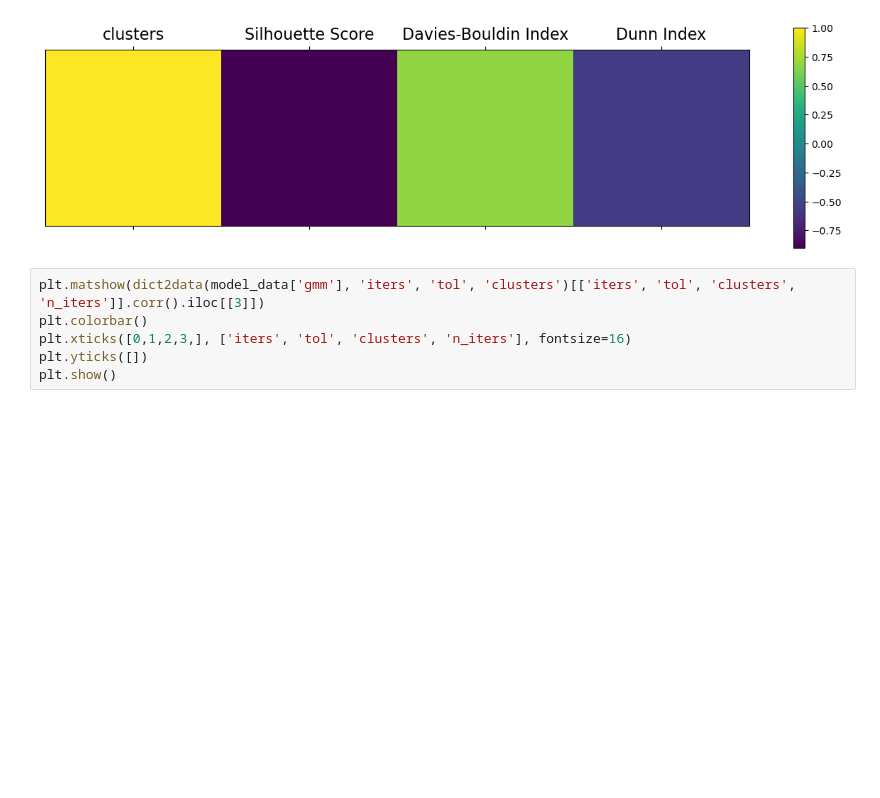
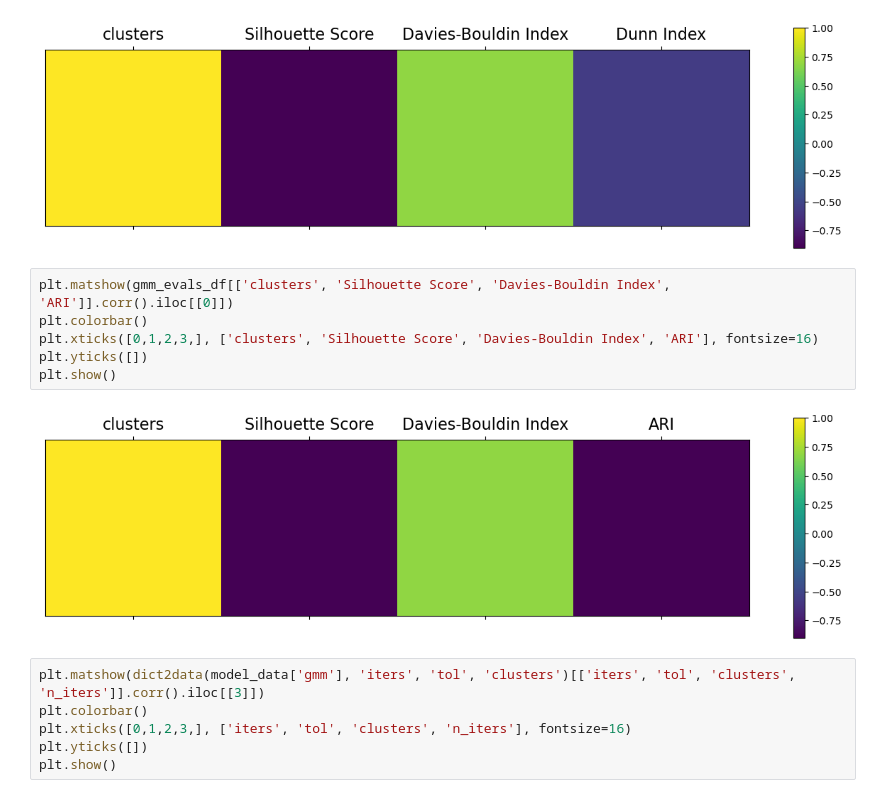
Before and after one commit to msarmad17/CS-7641_A3, a Jupyter notebook: Cancer.ipynb, the cells around one changed output. Drawn from its saved outputs; the diff is of its cells as text; blank space fills up the shorter version.

```diff
--- a/Cancer.ipynb
+++ b/Cancer.ipynb
@@ -425,6 +454,14 @@ plt.yticks([])
 plt.show()
 # %% [output]
 [figure]
+# %%
+plt.matshow(gmm_evals_df[['clusters', 'Silhouette Score', 'Davies-Bouldin Index', 'ARI']].corr().iloc[[0]])
+plt.colorbar()
+plt.xticks([0,1,2,3,], ['clusters', 'Silhouette Score', 'Davies-Bouldin Index', 'ARI'], fontsize=16)
+plt.yticks([])
+plt.show()
+# %% [output]
+[figure, added]
 # %%
 plt.matshow(dict2data(model_data['gmm'], 'iters', 'tol', 'clusters')[['iters', 'tol', 'clusters', 'n_iters']].corr().iloc[[3]])
 plt.colorbar()
```
Also changed, not shown: parts of 15 cells of this notebook, 1 other file.
